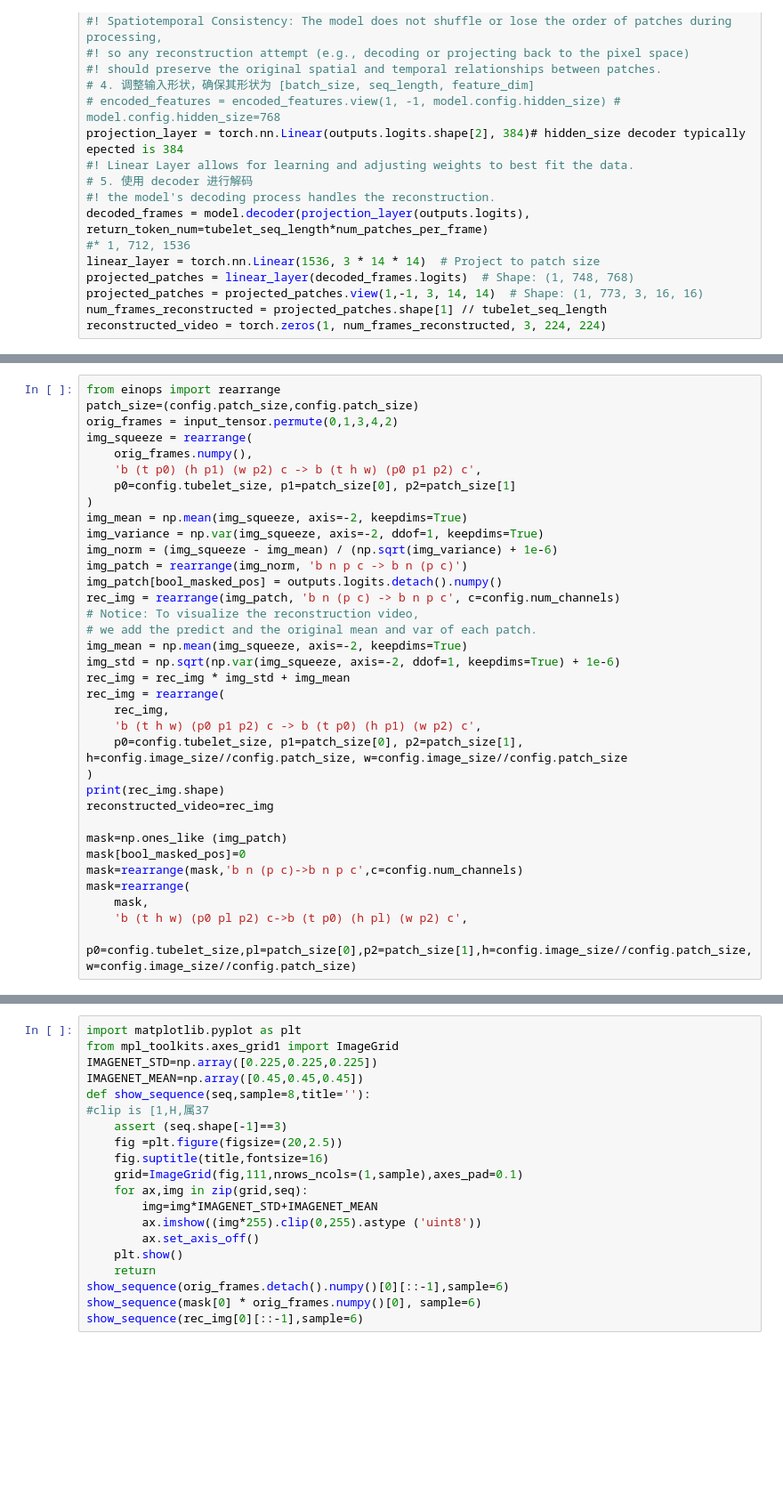
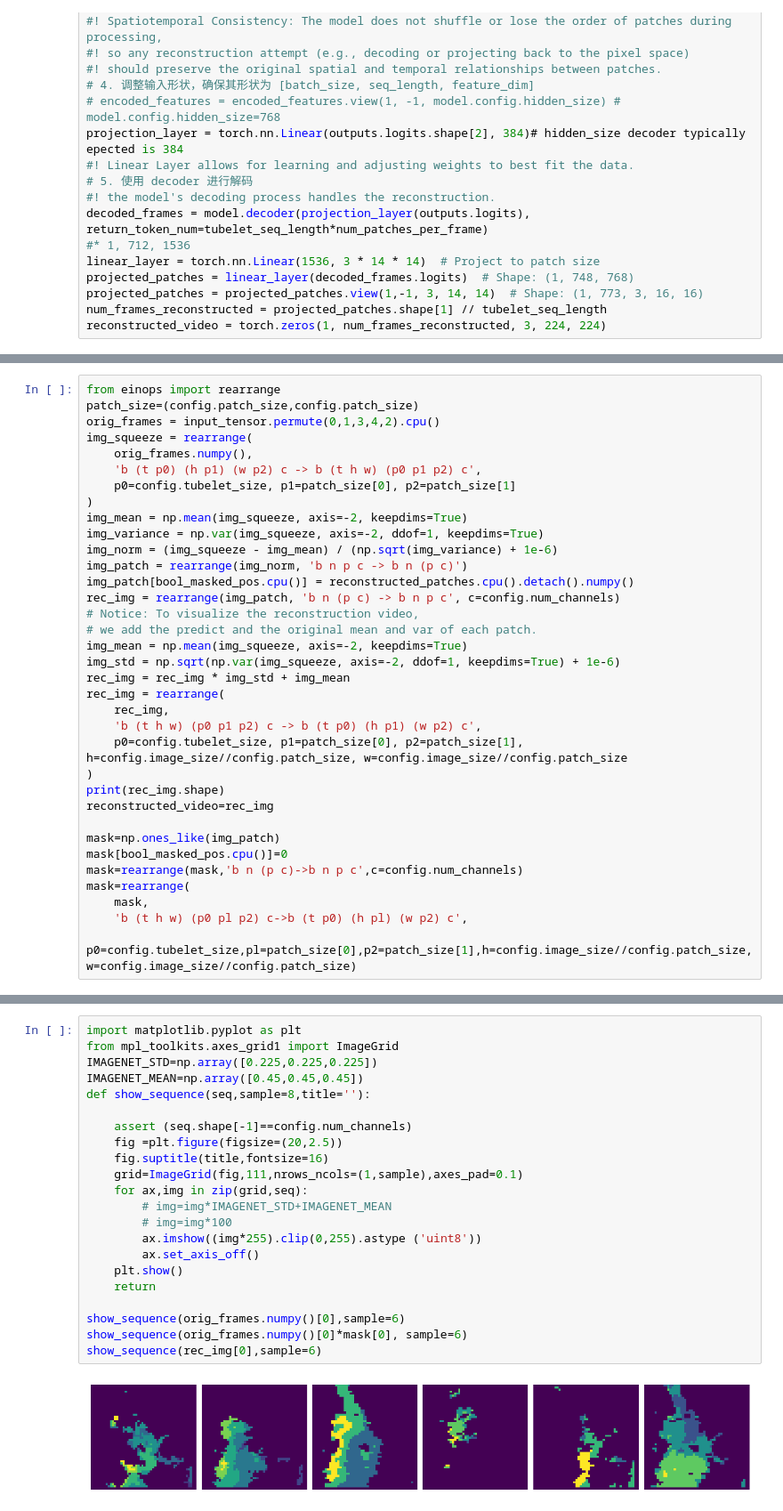
Before and after one commit to jinyuanyu/ViT2STInterp, a Jupyter notebook: VideoMAE.ipynb, the cells around one changed output, grey strips where cells are left out. Shown: that part at 89% size. Drawn from its saved outputs; the diff is of its cells as text; blank space fills up the shorter version.

Commit message:
can reconstruct OceanDataset 50*50 t1p2c1

```diff
--- a/VideoMAE.ipynb
+++ b/VideoMAE.ipynb
@@ -223,7 +332,7 @@ print("Reconstructed patches shape:", reconstructed_patches.shape)
 # %%
 from einops import rearrange
 patch_size=(config.patch_size,config.patch_size)
-orig_frames = input_tensor.permute(0,1,3,4,2)
+orig_frames = input_tensor.permute(0,1,3,4,2).cpu()
 img_squeeze = rearrange(
     orig_frames.numpy(),
     'b (t p0) (h p1) (w p2) c -> b (t h w) (p0 p1 p2) c',
@@ -233,7 +342,7 @@ img_mean = np.mean(img_squeeze, axis=-2, keepdims=True)
 img_variance = np.var(img_squeeze, axis=-2, ddof=1, keepdims=True)
 img_norm = (img_squeeze - img_mean) / (np.sqrt(img_variance) + 1e-6)
 img_patch = rearrange(img_norm, 'b n p c -> b n (p c)')
-img_patch[bool_masked_pos] = outputs.logits.detach().numpy()
+img_patch[bool_masked_pos.cpu()] = reconstructed_patches.cpu().detach().numpy()
 rec_img = rearrange(img_patch, 'b n (p c) -> b n p c', c=config.num_channels)
 # Notice: To visualize the reconstruction video,
 # we add the predict and the original mean and var of each patch.
@@ -248,8 +357,8 @@ rec_img = rearrange(
 print(rec_img.shape)
 reconstructed_video=rec_img
 
-mask=np.ones_like (img_patch)
-mask[bool_masked_pos]=0
+mask=np.ones_like(img_patch)
+mask[bool_masked_pos.cpu()]=0
 mask=rearrange(mask,'b n (p c)->b n p c',c=config.num_channels)
 mask=rearrange(
     mask,
@@ -258,20 +369,24 @@ mask=rearrange(
 # %%
 import matplotlib.pyplot as plt
 from mpl_toolkits.axes_grid1 import ImageGrid
 IMAGENET_STD=np.array([0.225,0.225,0.225])
 IMAGENET_MEAN=np.array([0.45,0.45,0.45])
 def show_sequence(seq,sample=8,title=''):
-#clip is [1,H,属37
-    assert (seq.shape[-1]==3)
+
+    assert (seq.shape[-1]==config.num_channels)
     fig =plt.figure(figsize=(20,2.5))
     fig.suptitle(title,fontsize=16)
     grid=ImageGrid(fig,111,nrows_ncols=(1,sample),axes_pad=0.1)
     for ax,img in zip(grid,seq):
-        img=img*IMAGENET_STD+IMAGENET_MEAN
+        # img=img*IMAGENET_STD+IMAGENET_MEAN
+        # img=img*100
         ax.imshow((img*255).clip(0,255).astype ('uint8'))
         ax.set_axis_off()
     plt.show()
     return
-show_sequence(orig_frames.detach().numpy()[0][::-1],sample=6)
-show_sequence(mask[0] * orig_frames.numpy()[0], sample=6)
-show_sequence(rec_img[0][::-1],sample=6)
+
+show_sequence(orig_frames.numpy()[0],sample=6)
+show_sequence(orig_frames.numpy()[0]*mask[0], sample=6)
+show_sequence(rec_img[0],sample=6)
+# %% [output]
+[figure, added]
```
Also changed, not shown: parts of 10 cells of this notebook.
